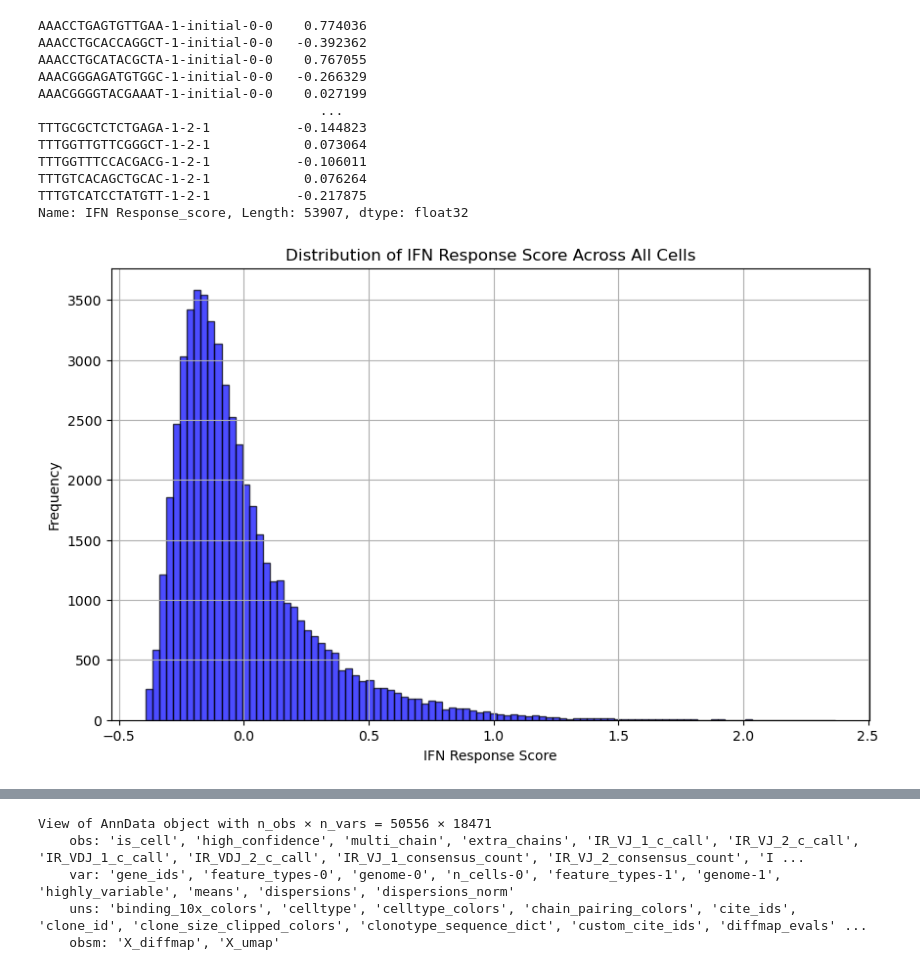
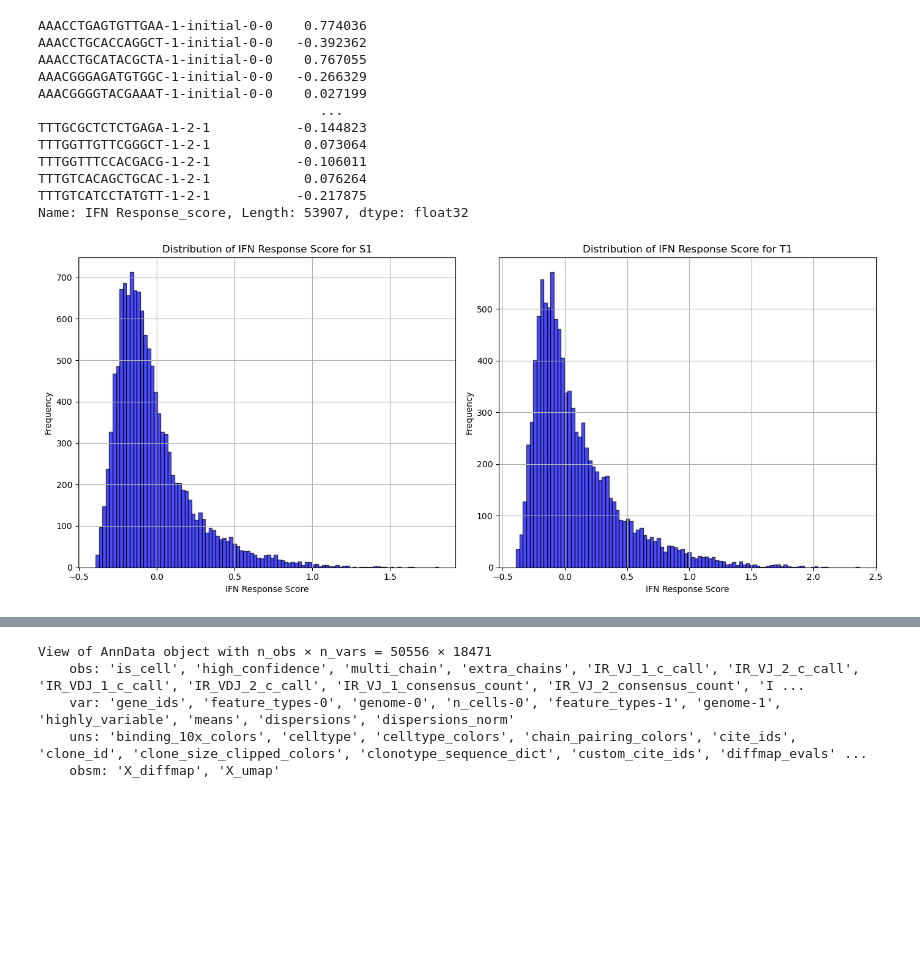
Before and after one commit to SchubertLab/VaccineSimulator, a Jupyter notebook: notebooks/model_notebooks/pipeline_timepoint.ipynb, the cells around one changed output, grey strips where cells are left out. Drawn from its saved outputs; the diff is of its cells as text; code cells hidden in the pictures; blank space fills up the shorter version.

Commit message:
Update Plots IFN Response

```diff
--- a/notebooks/model_notebooks/pipeline_timepoint.ipynb
+++ b/notebooks/model_notebooks/pipeline_timepoint.ipynb
@@ -24,7 +24,7 @@ from sklearn.metrics import mean_squared_error, r2_score
 # %% [markdown]
 ## Get data & explore data
 # %%
-adata = sc.read_h5ad('/Users/juliakuhn/Desktop/uni/WS2425/cmscb/Project_phase/VaccineSimulator_old/02_dex_annotated_cd8.h5ad')
+adata = sc.read_h5ad('../../../data/02_dex_annotated_cd8.h5ad')
 adata
 # %% [output]
 AnnData object with n_obs × n_vars = 53907 × 18471
@@ -47,17 +47,32 @@ TTTGGTTTCCACGACG-1-2-1           -0.106011
 TTTGTCACAGCTGCAC-1-2-1            0.076264
 TTTGTCATCCTATGTT-1-2-1           -0.217875
 Name: IFN Response_score, Length: 53907, dtype: float32
-# %%
-import matplotlib.pyplot as plt
-
-# Plot the distribution of IFN Response_score
-plt.figure(figsize=(10, 6))
-plt.hist(adata.obs['IFN Response_score'].dropna(), bins=100, color='blue', edgecolor='black', alpha=0.7)
-plt.title('Distribution of IFN Response Score Across All Cells')
-plt.xlabel('IFN Response Score')
-plt.ylabel('Frequency')
-plt.grid(True)
-plt.show()
-# %% [output]
-[figure, removed]
+# %%
+# Subset the data by timepoint
+adata_S1 = adata[adata.obs["time"] == "S1"]
+adata_T1 = adata[adata.obs["time"] == "T1"]
+
+# Create a figure with two subplots side by side
+fig, axs = plt.subplots(1, 2, figsize=(14, 6))
+
+# Plot histogram for timepoint S1
+axs[0].hist(adata_S1.obs['IFN Response_score'].dropna(), bins=100,
+           color='blue', edgecolor='black', alpha=0.7)
+axs[0].set_title('Distribution of IFN Response Score for S1')
+axs[0].set_xlabel('IFN Response Score')
+axs[0].set_ylabel('Frequency')
+axs[0].grid(True)
+
+# Plot histogram for timepoint T1
+axs[1].hist(adata_T1.obs['IFN Response_score'].dropna(), bins=100,
+           color='blue', edgecolor='black', alpha=0.7)
+axs[1].set_title('Distribution of IFN Response Score for T1')
+axs[1].set_xlabel('IFN Response Score')
+axs[1].set_ylabel('Frequency')
+axs[1].grid(True)
+
+plt.tight_layout()
+plt.show()
+# %% [output]
+[figure, added]
 # %%
```
Also changed, not shown: parts of 3 cells of this notebook.
